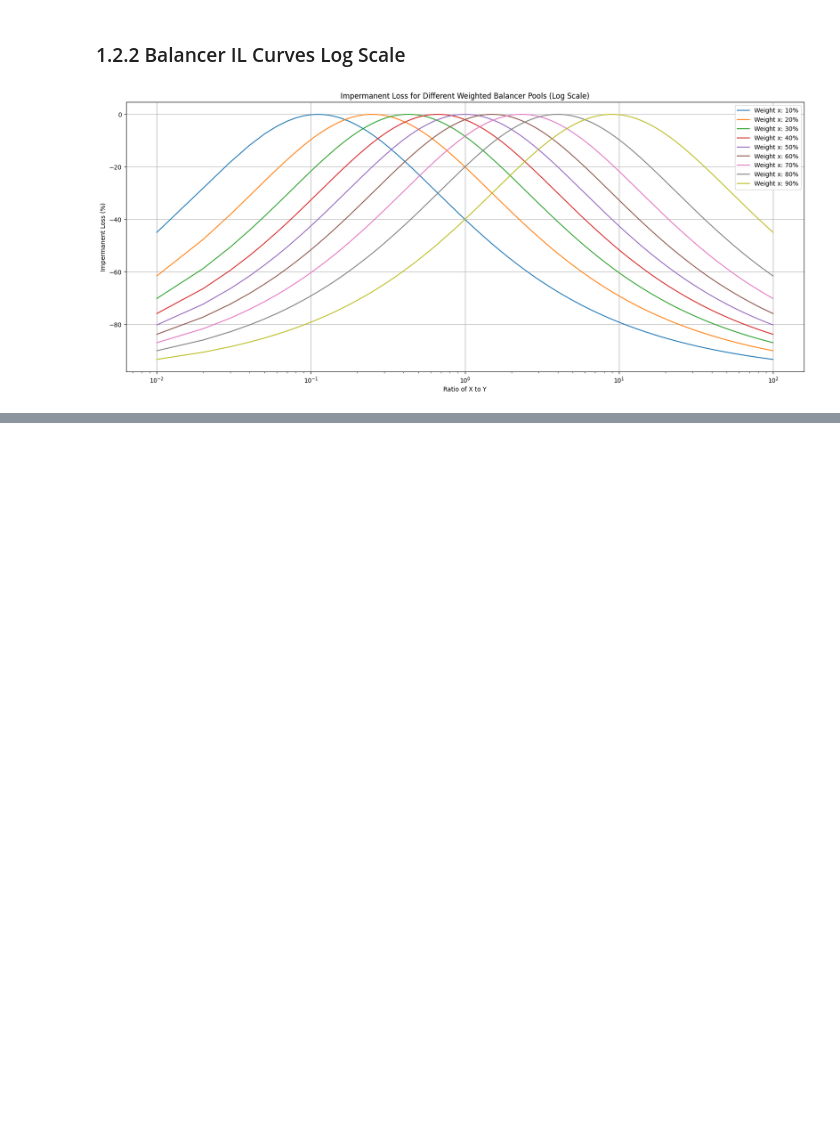
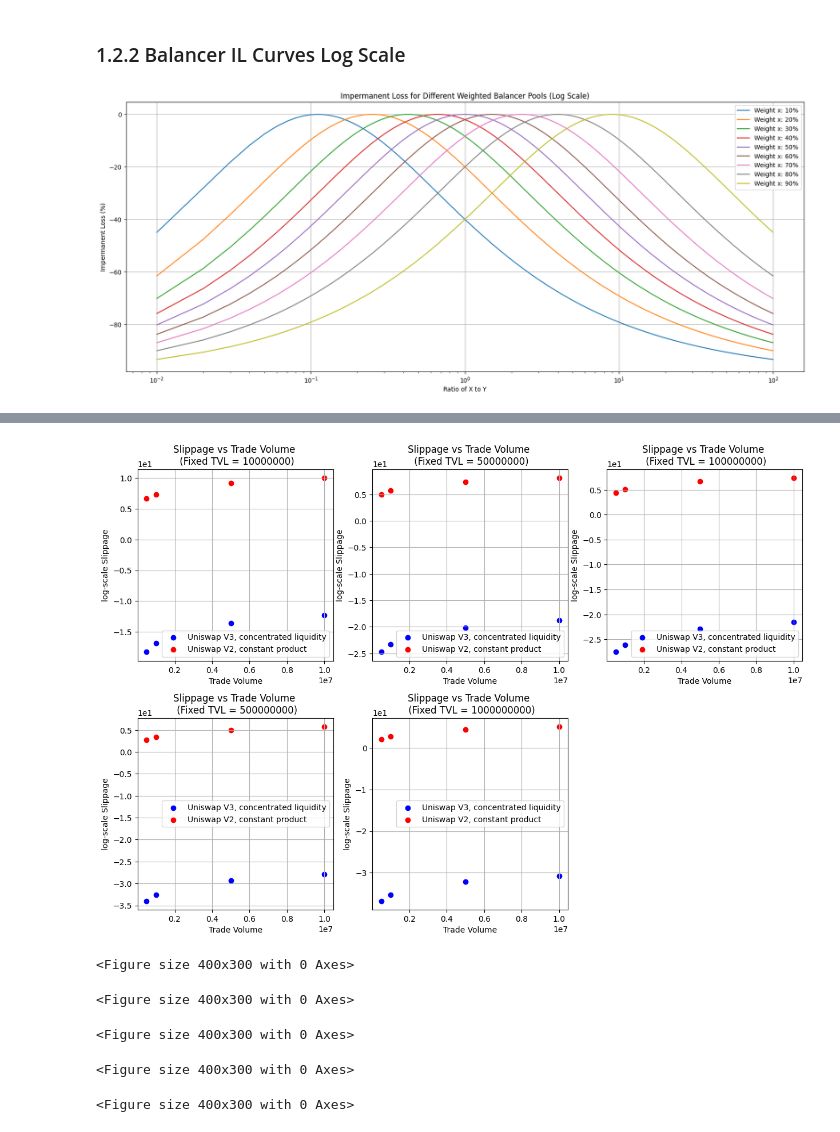
Before and after one commit to alexcraig043/math-86-final-project, a Jupyter notebook: main.ipynb, the cells around one changed output, grey strips where cells are left out. Saved outputs shown, nothing was run; the diff lists cells and outputs as text; code cells hidden in the pictures; blank space fills up the shorter version.

Commit message:
plotted slippage for uniswap

```diff
--- a/main.ipynb
+++ b/main.ipynb
@@ -161,0 +220,36 @@ plt.show()
+# %%
+import matplotlib.pyplot as plt
+
+num_rows = 2
+num_cols = 3
+fig, axes = plt.subplots(num_rows, num_cols, figsize=(15, 10))
+plt.subplots_adjust(hspace=0.3)
+
+for i in range(len(tvl_list)):
+    row = i // num_cols
+    col = i % num_cols
+
+    plt.figure(figsize=(4, 3))
+    y_1 = np.log(v3_slippage[i])
+    y_2 = np.log(v2_slippage[i])
+    axes[row, col].scatter(trade_volumes, y_1, label='Uniswap V3, concentrated liquidity', color='blue')
+    axes[row, col].scatter(trade_volumes, y_2, label='Uniswap V2, constant product', color='red')
+    s = f'Slippage vs Trade Volume \n (Fixed TVL = {tvl_list[i]})'
+    axes[row, col].set_title(s)
+    axes[row, col].set_xlabel('Trade Volume')
+    axes[row, col].set_ylabel('log-scale Slippage')
+    axes[row, col].legend()
+    axes[row, col].grid(True)
+    axes[row, col].ticklabel_format(style='sci', axis='both', scilimits=(0,0))
+
+fig.delaxes(axes[1, 2])
+
+plt.tight_layout()
+plt.show()
+# %% [output]
+[figure, added]
+<Figure size 400x300 with 0 Axes>
+<Figure size 400x300 with 0 Axes>
+<Figure size 400x300 with 0 Axes>
+<Figure size 400x300 with 0 Axes>
+<Figure size 400x300 with 0 Axes>
```
Also changed, not shown: parts of 6 cells of this notebook, 2 other files.
